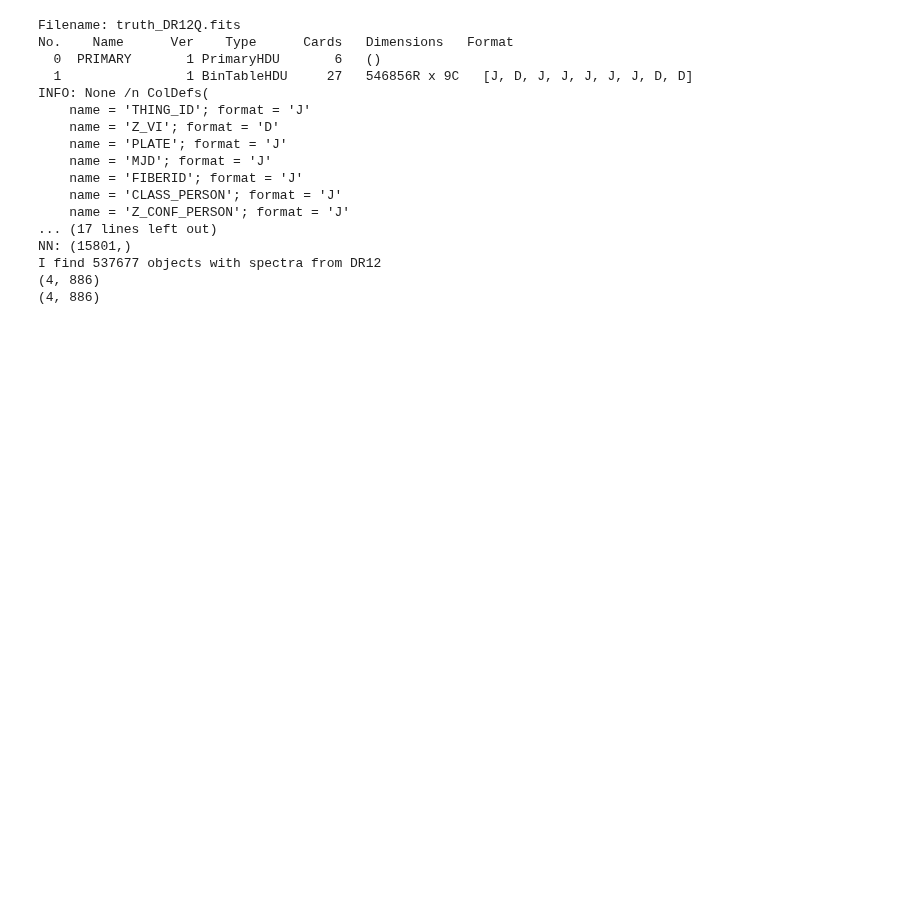
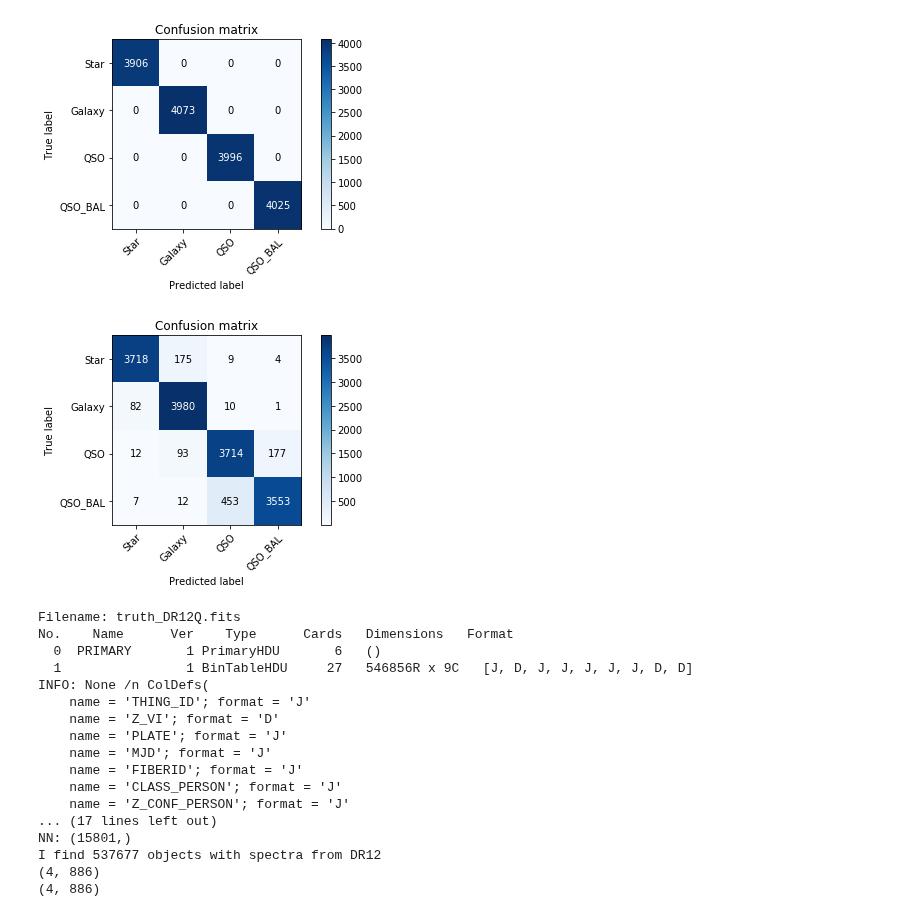
Before and after one commit to MrX1997/Reportes-Proyecto-de-Monograf-a, a Jupyter notebook: Noteboooks/SpectraNET_C.ipynb, the cells around one changed output. Saved outputs shown, nothing was run; the diff lists cells and outputs as text; code cells hidden in the pictures; blank space fills up the shorter version.

```diff
--- a/Noteboooks/SpectraNET_C.ipynb
+++ b/Noteboooks/SpectraNET_C.ipynb
@@ -32,3 +107,23 @@ This net is brought to you by cpu
+# %%
+y=np.genfromtxt('F1.txt')
+y_pred=y[:,0]
+y_test=y[:,1]
+
+np.set_printoptions(precision=2)
+
+# Plot non-normalized confusion matrix
+#plt.subplots(121)
+#y_test=y_test.detach().numpy()
+#y_pred=y_pred.detach().numpy()
+#print(y_pred)
+plot_confusion_matrix(y_test, y_test, classes=class_names, title='Confusion matrix')
+plt.savefig('cm_train1.jpg')
+#plt.subplots(122)
+plot_confusion_matrix(y_test, y_pred, classes=class_names, title='Confusion matrix')
+plt.savefig('cm_test1.jpg')
+# %% [output]
+[figure, added]
+[figure, added]
 # %%
 N_sample=4
 batch_size=480
```
Also changed, not shown: parts of 2 cells of this notebook, 29 other files.
